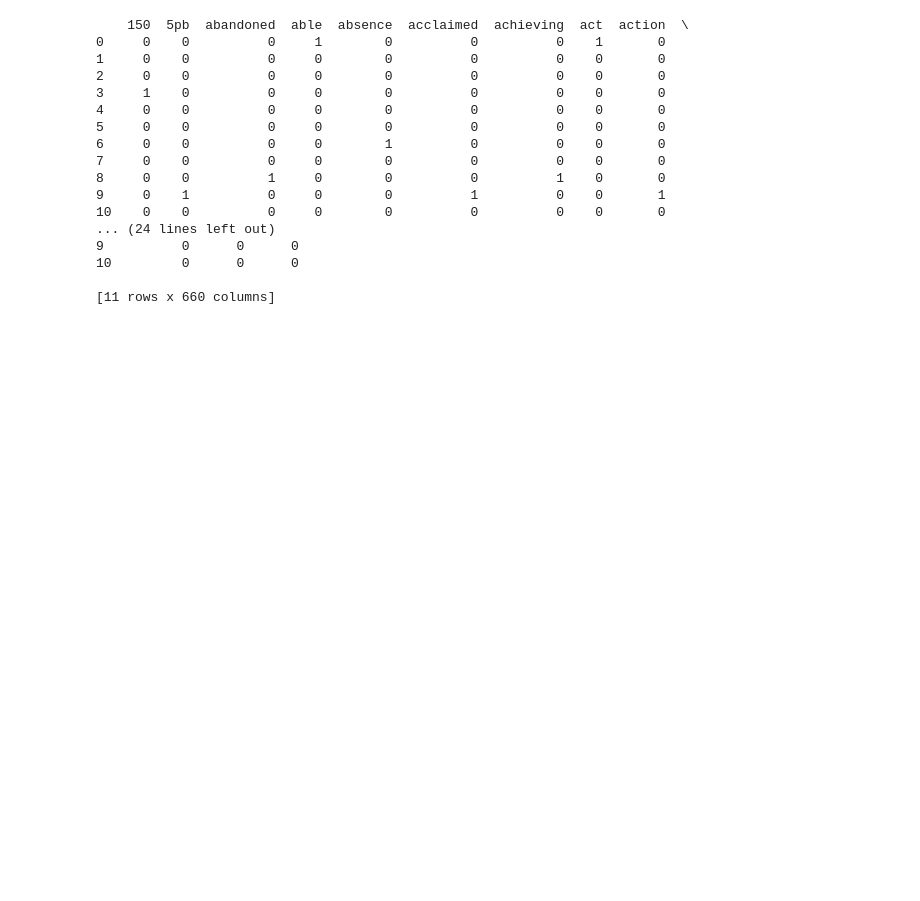
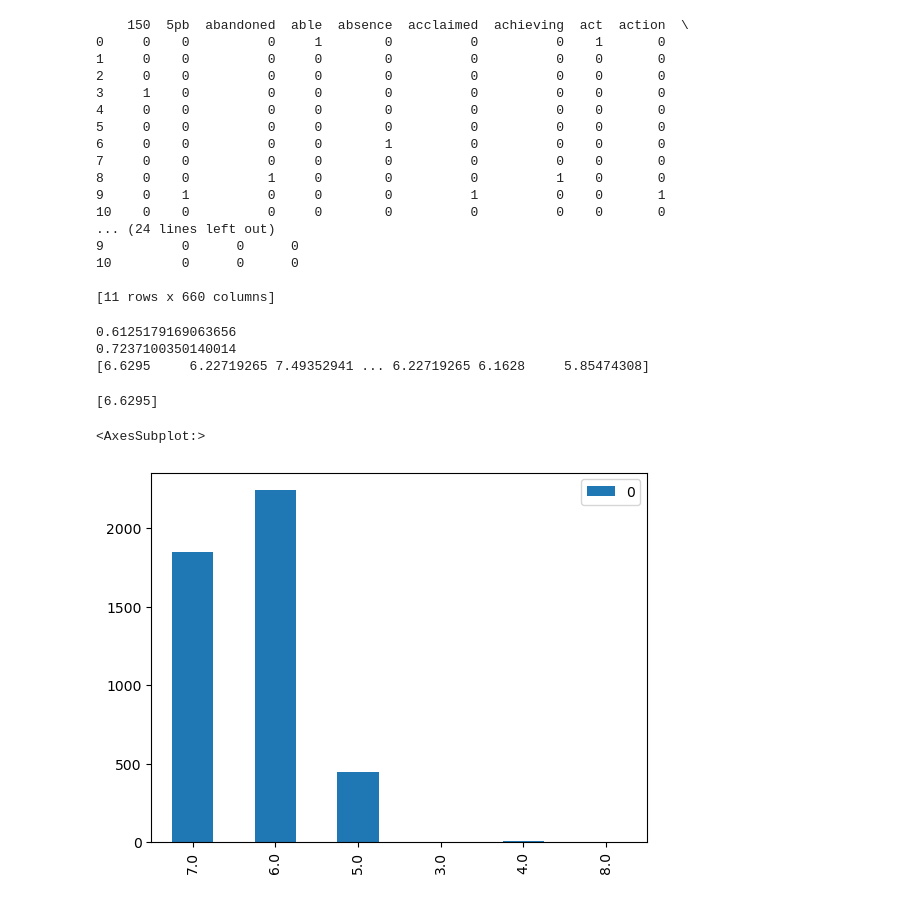
Before and after one commit to DerekLStudent/Anime_Descriptions_To_Ratings, a Jupyter notebook: Predicting_Anime_Rating_NB.ipynb, the cells around one changed output. Cells and saved outputs as stored; diff of their text form; code cells hidden in the pictures; blank space fills up the shorter version.

```diff
--- a/Predicting_Anime_Rating_NB.ipynb
+++ b/Predicting_Anime_Rating_NB.ipynb
@@ -307,3 +325,31 @@ print(df)
 10         0      0      0
 
 [11 rows x 660 columns]
+# %%
+from nltk.tokenize import RegexpTokenizer
+from sklearn.model_selection import train_test_split
+from sklearn.tree import DecisionTreeRegressor
+from sklearn.metrics import mean_squared_error
+token = RegexpTokenizer(r'[a-zA-Z0-9]+')
+cv = CountVectorizer(lowercase=True,stop_words='english', max_df = 0.7, ngram_range = (1,2), tokenizer = token.tokenize)
+X= cv.fit_transform(df['synopsis'])
+y = df['score'].to_numpy()
+X_train, X_test, y_train, y_test = train_test_split(X, y, test_size=0.3, random_state=1)
+
+tree_reg = DecisionTreeRegressor(max_depth=10)
+tree_reg.fit(X_train, y_train)
+
+y_test_pred = tree_reg.predict(X_test)
+
+y_train_pred = tree_reg.predict(X_train)
+
+
+print(mean_squared_error(y_train, y_train_pred))
+print(mean_squared_error(y_test, y_test_pred))
+print(y_test_pred)
+
+#print(cv.inverse_transform(X))
+# %% [output]
+0.6125179169063656
+0.7237100350140014
+[6.6295     6.22719265 7.49352941 ... 6.22719265 6.1628     5.85474308]
@@ -309,0 +362,17 @@ print(df)
+# %%
+predict_single_desc("""Denji is robbed of a normal teenage life, left with nothing but his deadbeat father's overwhelming debt. His only companion is his pet, the chainsaw devil Pochita, with whom he slays devils for money that inevitably ends up in the yakuza's pockets. All Denji can do is dream of a good, simple life: one with delicious food and a beautiful girlfriend by his side. But an act of greedy betrayal by the yakuza leads to Denji's brutal, untimely death, crushing all hope of him ever achieving happiness.
+
+Remarkably, an old contract allows Pochita to merge with the deceased Denji and bestow devil powers on him, changing him into a hybrid able to transform his body parts into chainsaws. Because Denji's new abilities pose a significant risk to society, the Public Safety Bureau's elite devil hunter Makima takes him in, letting him live as long as he obeys her command. Guided by the promise of a content life alongside an attractive woman, Denji devotes everything and fights with all his might to make his naive dreams a reality.""")
+# %% [output]
+[6.6295]
+# %%
+from collections import Counter
+import pandas
+
+data = np.rint(y_test_pred)
+count = Counter(data)
+df = pandas.DataFrame.from_dict(count, orient='index')
+df.plot(kind='bar')
+# %% [output]
+<AxesSubplot:>
+[figure, added]
```
Also changed, not shown: parts of 11 cells of this notebook.
